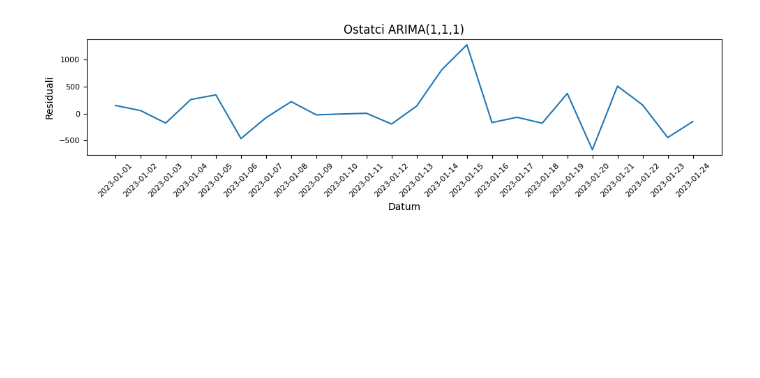
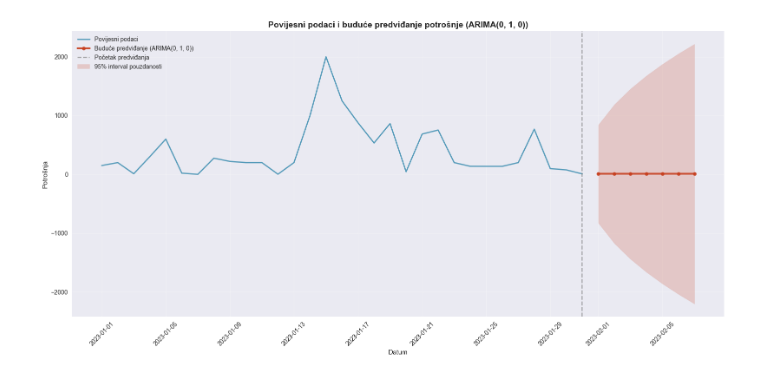
Before and after one commit to dejunga/predvidanje_potrosnje, a Jupyter notebook: notebooks/03_Modeling.ipynb, the cells around one changed output. Saved outputs shown, nothing was run; the diff lists cells and outputs as text; code cells hidden in the pictures; blank space fills up the shorter version.

```diff
--- a/notebooks/03_Modeling.ipynb
+++ b/notebooks/03_Modeling.ipynb
@@ -158,18 +627,90 @@ Rolling 7-day MAE : 313.63
 # %%
-import matplotlib.pyplot as plt
+# 8. BUDUĆE PREDVIĐANJE
+# =====================
 
-residuals = arima_model.resid
+print("8️⃣ Stvaranje budućih predikcija...")
 
-plt.figure(figsize=(10,3))
-plt.plot(residuals)
-plt.title("Ostatci ARIMA(1,1,1)")
-plt.xlabel("Datum")
-plt.ylabel("Residuali")
+# Define future prediction period
+future_days = 7  # Predict next 7 days
+print(f"📅 Predviđam sljedećih {future_days} dana...")
 
-# reduce tick label size
-plt.tick_params(axis='x', labelsize=8, rotation=45)
-plt.tick_params(axis='y', labelsize=8)
+# Generate future forecasts using our custom function
+future_forecast = train_and_forecast_arima(
+    df,  # Use entire dataset for final model
+    order=best_order,
+    periods=future_days
+)
 
+print(f"✅ Buduće predviđanje uspješno")
+print(f"📊 AIC konačnog modela: {future_forecast['aic']:.2f}")
+
+# FIXED: Proper date handling
+last_date = df.index.max()  # This is already a datetime
+future_dates = pd.date_range(start=last_date + pd.Timedelta(days=1),
+                           periods=future_days, freq='D')
+
+print(f"🔍 Debug - dates:")
+print(f"  Last date: {last_date} (type: {type(last_date)})")
+print(f"  Future start: {future_dates[0]}")
+
+# Display future predictions
+future_df = pd.DataFrame({
+    'Datum': future_dates,
+    'Predviđena_potrošnja': future_forecast['forecast'].values
+})
+
+print(f"\n🔮 BUDUĆE PREDVIĐANJE:")
+display(future_df)
+
+# Create comprehensive visualization with future predictions
+plt.figure(figsize=(16, 8))
+
+# Plot historical data
+plt.plot(df.index, df['Potrošnja'],
+         color='#2E86AB', alpha=0.8, linewidth=2, label='Povijesni podaci')
+
+# Plot future predictions
+plt.plot(future_dates, future_forecast['forecast'],
+         color='#C73E1D', alpha=0.9, linewidth=3, marker='o',
+         markersize=6, label=f'Buduće predviđanje (ARIMA{best_order})')
+
+# Add vertical line to separate historical from future
+plt.axvline(x=last_date, color='gray', linestyle='--', alpha=0.7,
+           label='Početak predviđanja')
+
+# Get confidence intervals for future predictions if available
+try:
+    final_model = ARIMA(df['Potrošnja'], order=best_order).fit()
+    future_forecast_ci = final_model.get_forecast(steps=future_days)
+    ci = future_forecast_ci.conf_int()
+
+    plt.fill_between(future_dates, ci.iloc[:, 0], ci.iloc[:, 1],
+                    color='#C73E1D', alpha=0.2, label='95% interval pouzdanosti')
+except Exception as e:
+    print(f"⚠️ Nemoguće izračunati confidence intervals: {e}")
+
+plt.title(f'Povijesni podaci i buduće predviđanje potrošnje (ARIMA{best_order})',
+         fontsize=14, fontweight='bold')
+plt.xlabel('Datum')
+plt.ylabel('Potrošnja')
+plt.legend()
+plt.grid(True, alpha=0.3)
+plt.xticks(rotation=45)
 plt.tight_layout()
 plt.show()
+
+# Summary statistics for future predictions
+print(f"\n📊 STATISTIKE BUDUĆIH PREDIKCIJA:")
+print(f"  Prosjek: {future_forecast['forecast'].mean():.2f}")
+print(f"  Min: {future_forecast['forecast'].min():.2f}")
+print(f"  Max: {future_forecast['forecast'].max():.2f}")
+print(f"  Std: {future_forecast['forecast'].std():.2f}")
+
+# Compare with historical average
+historical_avg = df['Potrošnja'].mean()
+future_avg = future_forecast['forecast'].mean()
+print(f"\n📈 USPOREDBA S POVIJESNIM PODACIMA:")
+print(f"  Povijesni prosjek: {historical_avg:.2f}")
+print(f"  Predviđeni prosjek: {future_avg:.2f}")
+print(f"  Promjena: {((future_avg - historical_avg) / historical_avg * 100):+.1f}%")
 # %% [output]
@@ -176 +734 @@ plt.show()
-[figure, old version]
+[figure, new version]
```
Also changed, not shown: parts of 13 cells of this notebook, 35 other files.
